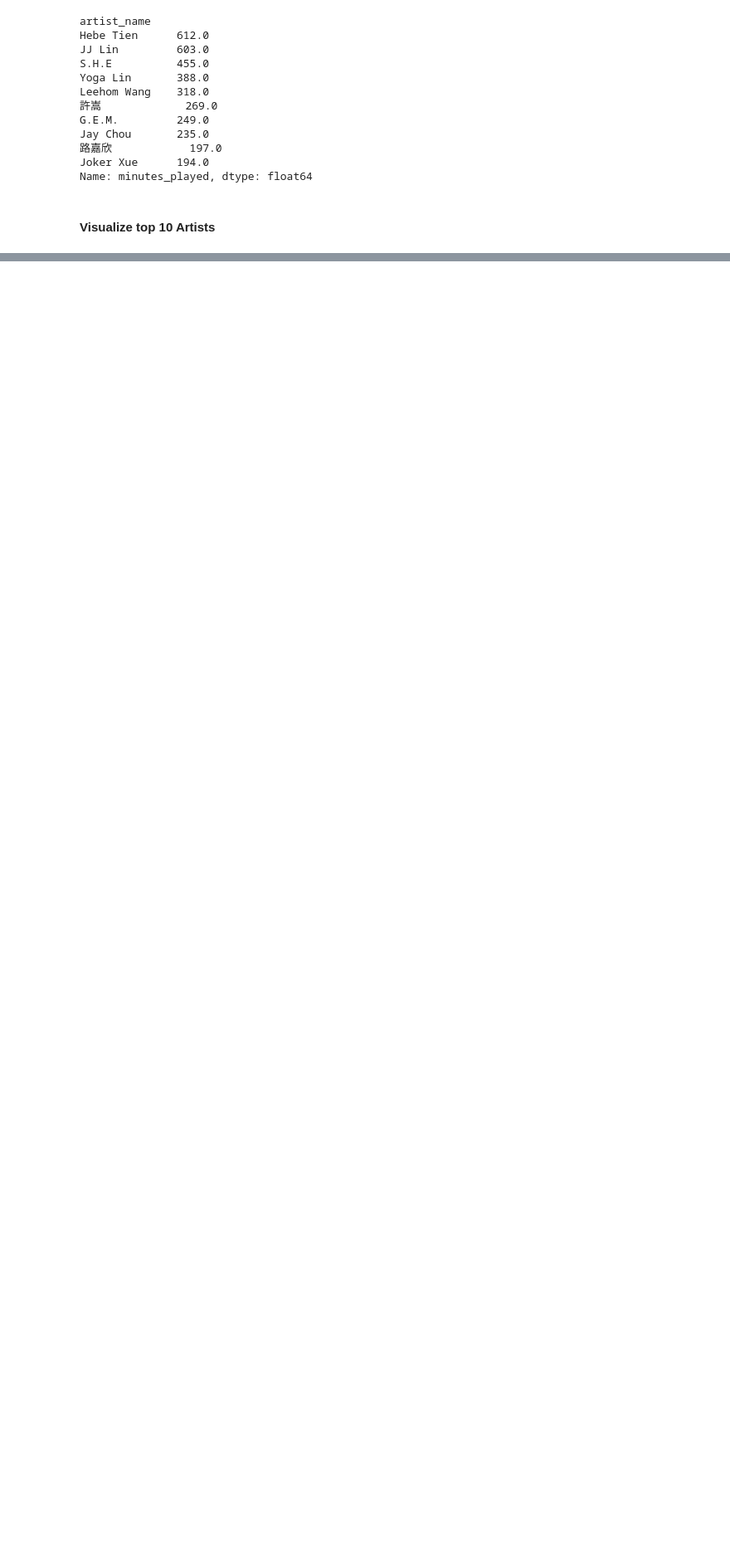
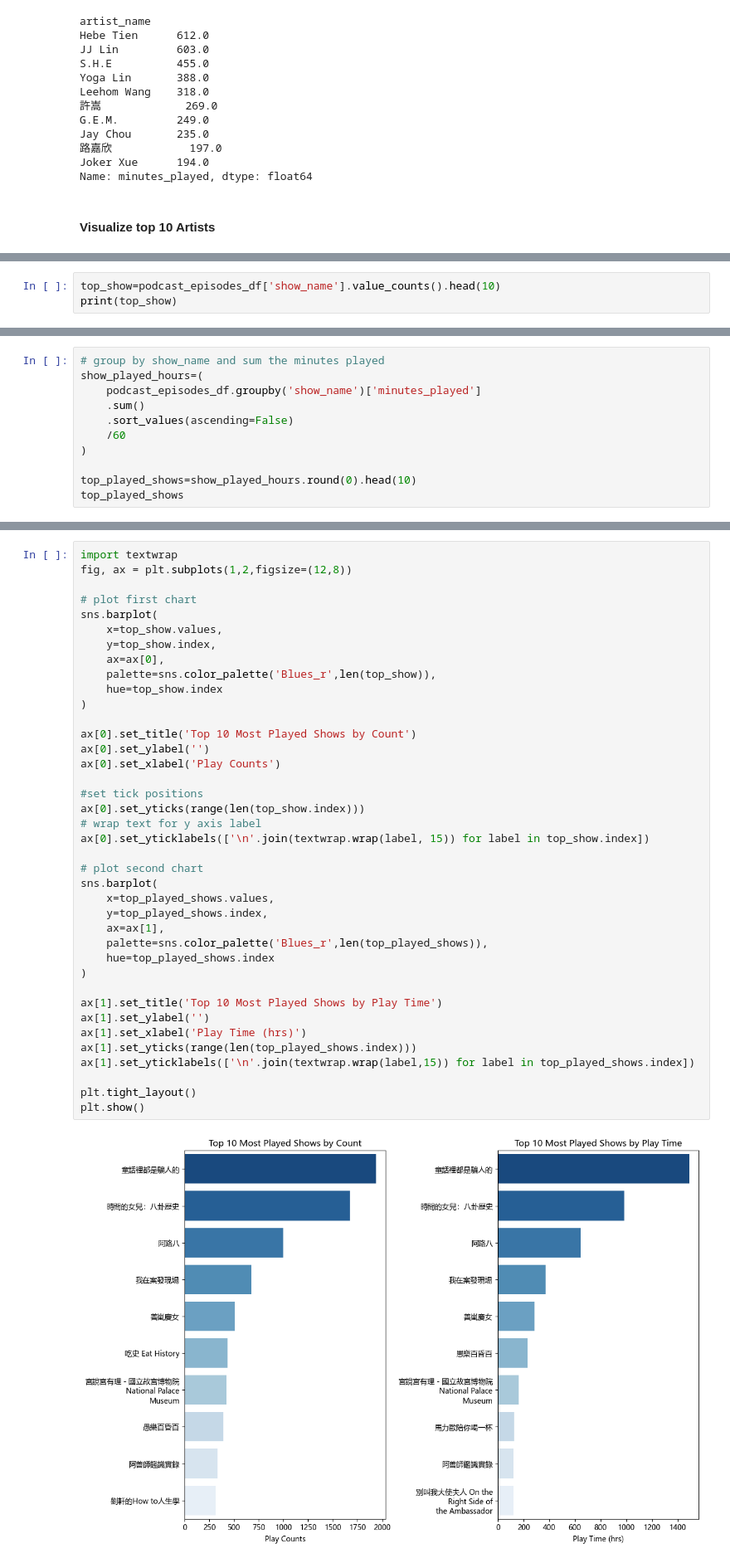
Before and after one commit to mchenliu/Capstone_Project_Spotify_Data_Analysis, a Jupyter notebook: 3_Data_Analysis/1_Top_10_Most_Played.ipynb, the cells around one changed output, grey strips where cells are left out. Shown at 83% size. Saved outputs shown, nothing was run; the diff lists cells and outputs as text; blank space fills up the shorter version.

```diff
--- a/3_Data_Analysis/1_Top_10_Most_Played.ipynb
+++ b/3_Data_Analysis/1_Top_10_Most_Played.ipynb
@@ -131,0 +151,3 @@ sns.lineplot(
+# %%
+top_show=podcast_episodes_df['show_name'].value_counts().head(10)
+print(top_show)
@@ -131,0 +169,11 @@ sns.lineplot(
+# %%
+# group by show_name and sum the minutes played
+show_played_hours=(
+    podcast_episodes_df.groupby('show_name')['minutes_played']
+    .sum()
+    .sort_values(ascending=False)
+    /60
+)
+
+top_played_shows=show_played_hours.round(0).head(10)
+top_played_shows
@@ -131,0 +195,41 @@ sns.lineplot(
+# %%
+import textwrap
+fig, ax = plt.subplots(1,2,figsize=(12,8))
+
+# plot first chart
+sns.barplot(
+    x=top_show.values,
+    y=top_show.index,
+    ax=ax[0],
+    palette=sns.color_palette('Blues_r',len(top_show)),
+    hue=top_show.index
+)
+
+ax[0].set_title('Top 10 Most Played Shows by Count')
+ax[0].set_ylabel('')
+ax[0].set_xlabel('Play Counts')
+
+#set tick positions
+ax[0].set_yticks(range(len(top_show.index)))
+# wrap text for y axis label
+ax[0].set_yticklabels(['\n'.join(textwrap.wrap(label, 15)) for label in top_show.index])
+
+# plot second chart
+sns.barplot(
+    x=top_played_shows.values,
+    y=top_played_shows.index,
+    ax=ax[1],
+    palette=sns.color_palette('Blues_r',len(top_played_shows)),
+    hue=top_played_shows.index
+)
+
+ax[1].set_title('Top 10 Most Played Shows by Play Time')
+ax[1].set_ylabel('')
+ax[1].set_xlabel('Play Time (hrs)')
+ax[1].set_yticks(range(len(top_played_shows.index)))
+ax[1].set_yticklabels(['\n'.join(textwrap.wrap(label,15)) for label in top_played_shows.index])
+
+plt.tight_layout()
+plt.show()
+# %% [output]
+[figure, added]
```
Also changed, not shown: parts of 14 cells of this notebook, 5 other files.
